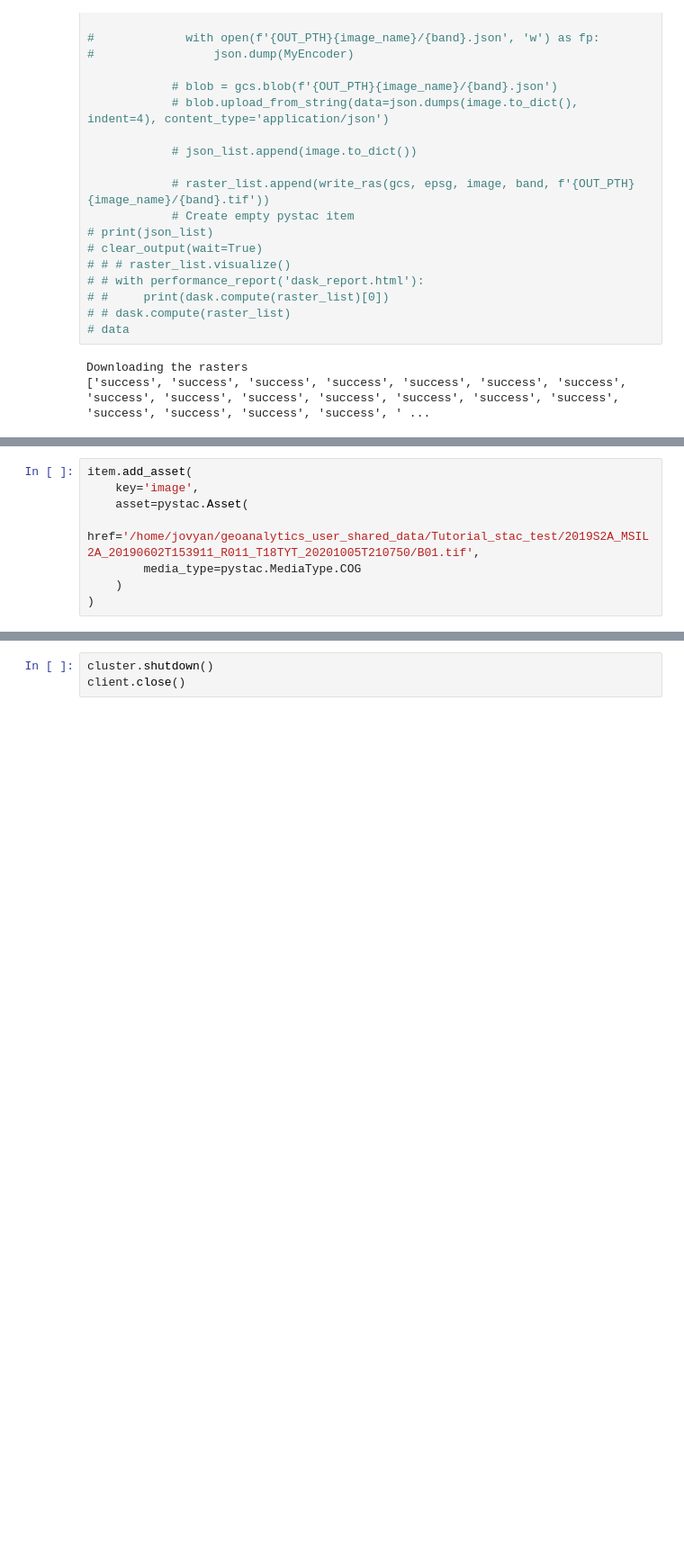
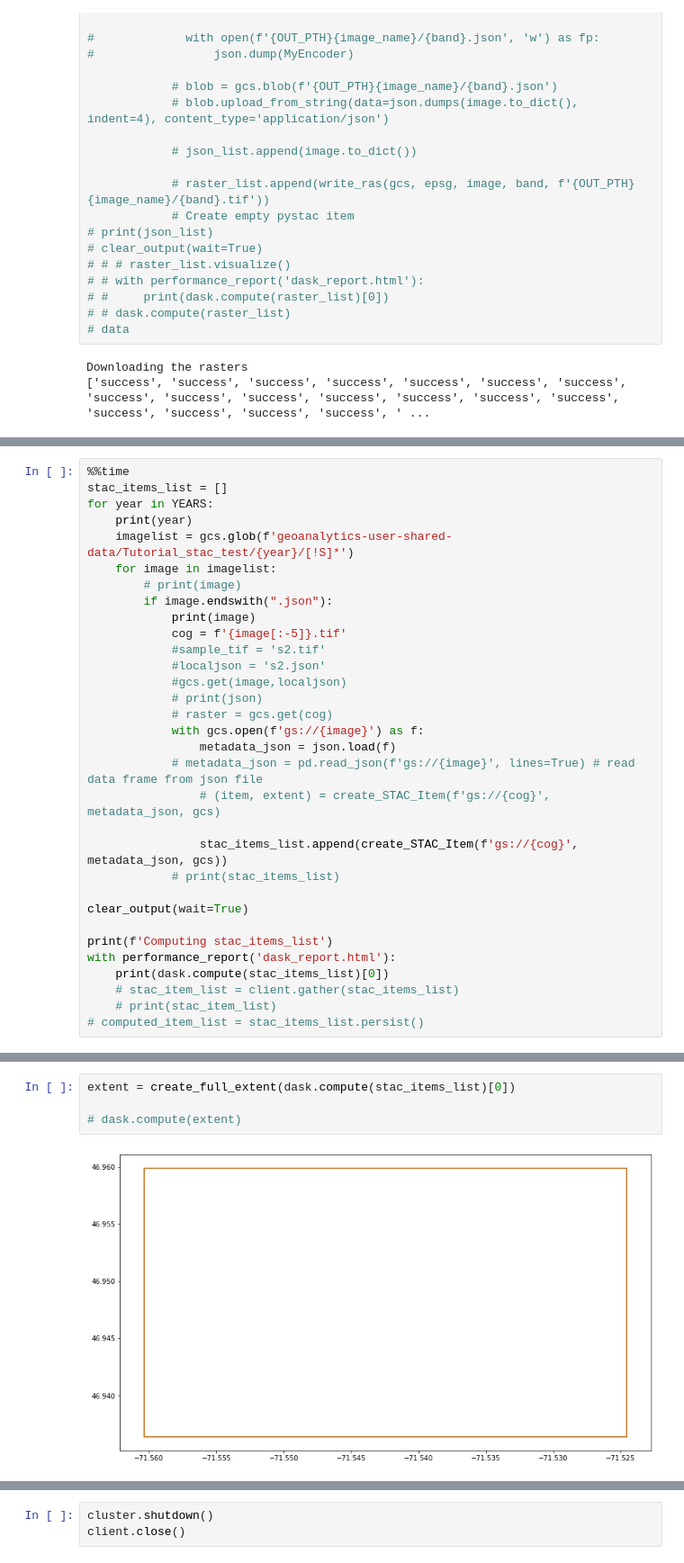
Before and after one commit to geoanalytics-ca/documentation, a Jupyter notebook: docs/3_scientific_workflows/04-add-to-stac.ipynb, the cells around one changed output, grey strips where cells are left out. Shown at 90% size. Drawn from its saved outputs; the diff is of its cells as text; blank space fills up the shorter version.

```diff
--- a/docs/3_scientific_workflows/04-add-to-stac.ipynb
+++ b/docs/3_scientific_workflows/04-add-to-stac.ipynb
@@ -736,8 +356,0 @@ AttributeError: 'Item' object has no attribute 'ext'
-# %%
-item.add_asset(
-    key='image',
-    asset=pystac.Asset(
-        href='/home/jovyan/geoanalytics_user_shared_data/Tutorial_stac_test/2019S2A_MSIL2A_20190602T153911_R011_T18TYT_20201005T210750/B01.tif',
-        media_type=pystac.MediaType.COG
-    )
-)
@@ -860,0 +428,32 @@ for year in yearslist:
+# %%
+%%time
+stac_items_list = []
+for year in YEARS:
+    print(year)
+    imagelist = gcs.glob(f'geoanalytics-user-shared-data/Tutorial_stac_test/{year}/[!S]*')
+    for image in imagelist:
+        # print(image)
+        if image.endswith(".json"):
+            print(image)
+            cog = f'{image[:-5]}.tif'
+            #sample_tif = 's2.tif'
+            #localjson = 's2.json'
+            #gcs.get(image,localjson)
+            # print(json)
+            # raster = gcs.get(cog)
+            with gcs.open(f'gs://{image}') as f:
+                metadata_json = json.load(f)
+            # metadata_json = pd.read_json(f'gs://{image}', lines=True) # read data frame from json file
+                # (item, extent) = create_STAC_Item(f'gs://{cog}', metadata_json, gcs)
+
+                stac_items_list.append(create_STAC_Item(f'gs://{cog}', metadata_json, gcs))
+            # print(stac_items_list)
+
+clear_output(wait=True)
+
+print(f'Computing stac_items_list')
+with performance_report('dask_report.html'):
+    print(dask.compute(stac_items_list)[0])
+    # stac_item_list = client.gather(stac_items_list)
+    # print(stac_item_list)
+# computed_item_list = stac_items_list.persist()
@@ -860,0 +522,6 @@ for year in yearslist:
+# %%
+extent = create_full_extent(dask.compute(stac_items_list)[0])
+
+# dask.compute(extent)
+# %% [output]
+[figure, added]
```
Also changed, not shown: parts of 56 cells of this notebook, 2 other files.
